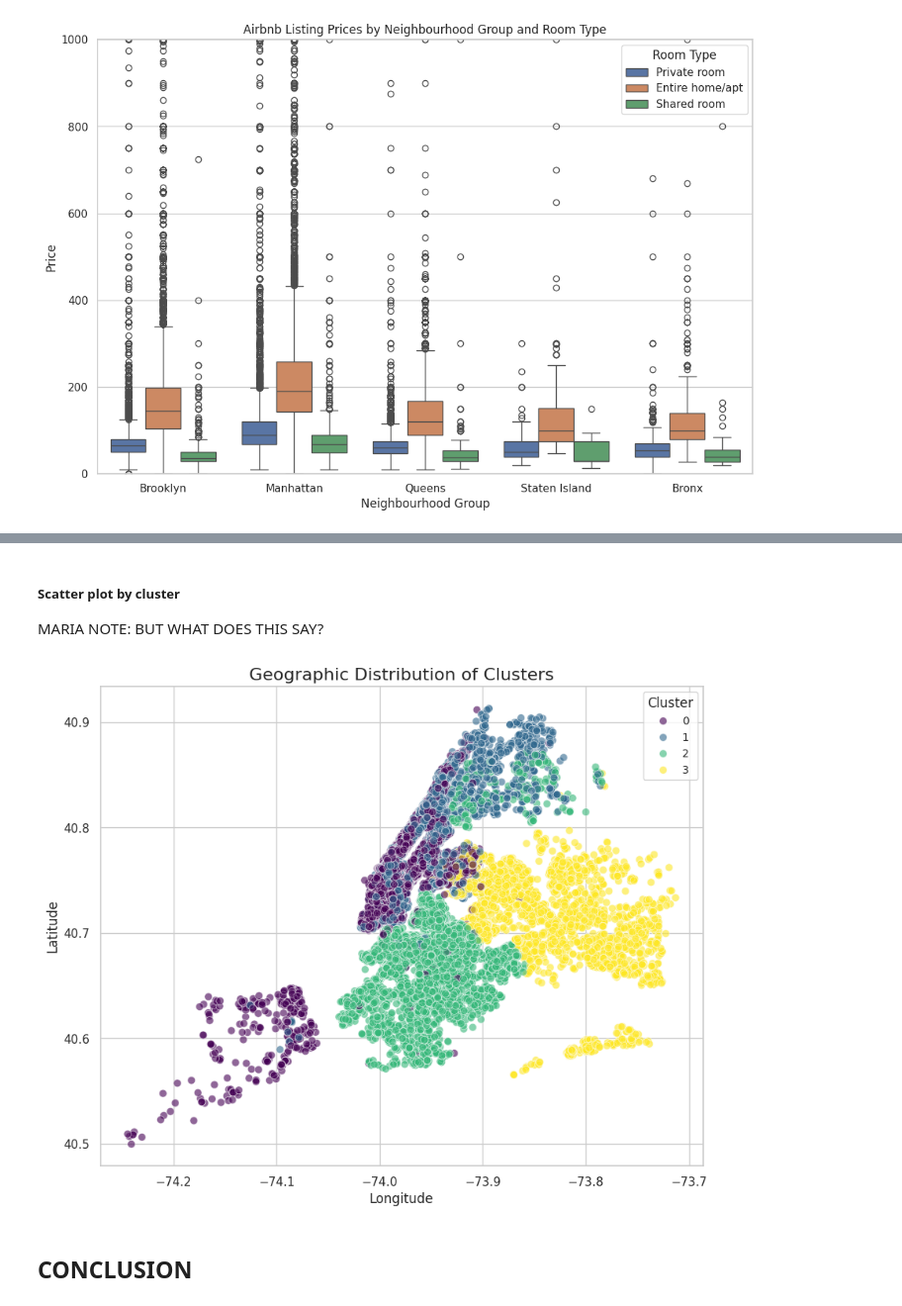
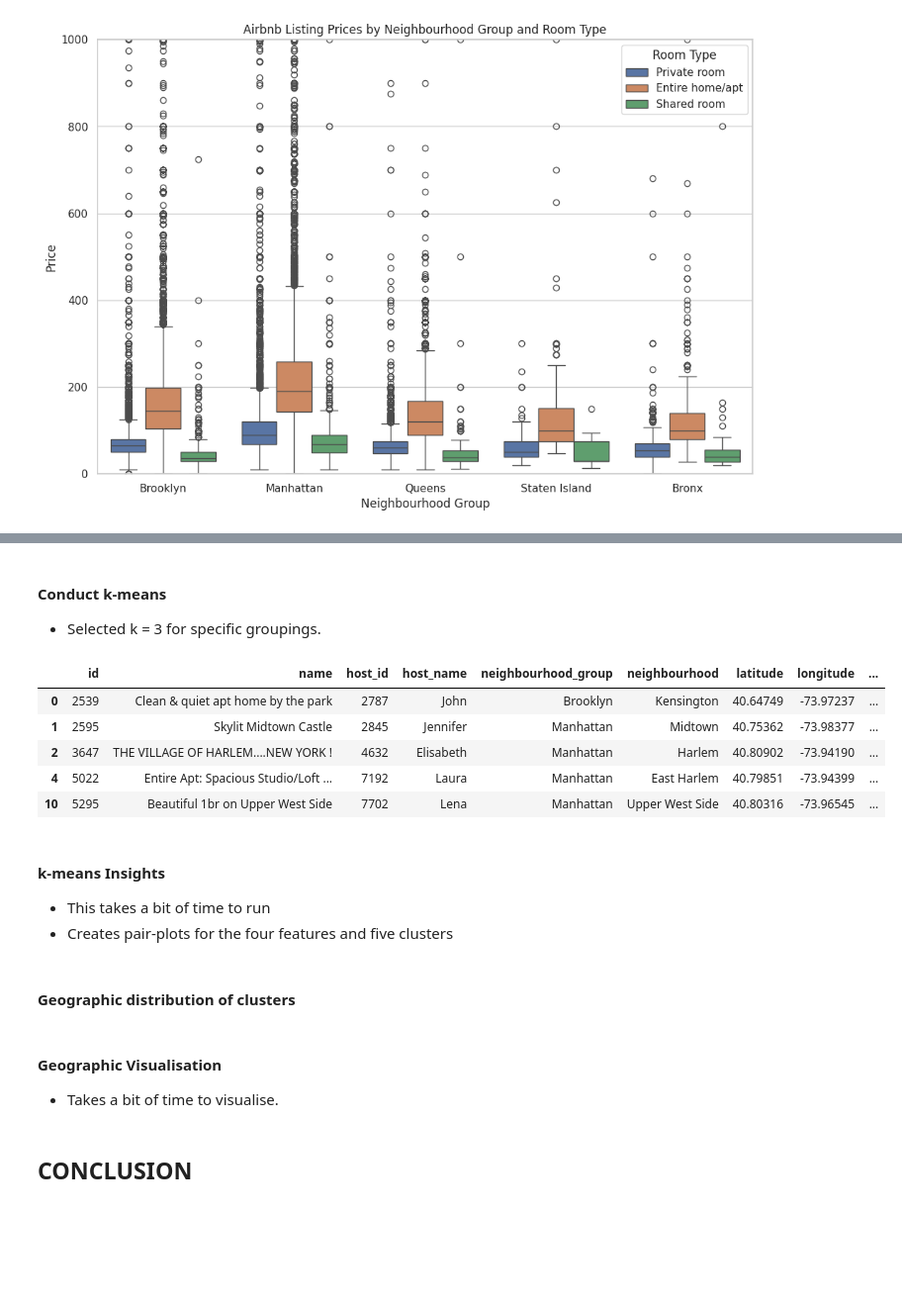
Before and after one commit to mariaingold/AirbnbNYC, a Jupyter notebook: AirbnbNYC.ipynb, the cells around one changed output, grey strips where cells are left out. Shown at 99% size. Cells and saved outputs as stored; diff of their text form; code cells hidden in the pictures; blank space fills up the shorter version.

```diff
--- a/AirbnbNYC.ipynb
+++ b/AirbnbNYC.ipynb
@@ -1048,25 +1119,38 @@ nyc_airbnb_df.groupby('kmeans_cluster')[numeric_features].mean()
-# %% [markdown]
-##### Scatter plot by cluster
-
-MARIA NOTE: BUT WHAT DOES THIS SAY?
-# %%
-# Scatter plot of latitude vs. longitude colored by cluster
-plt.figure(figsize=(10, 8))
-sns.scatterplot(
-    x=nyc_airbnb_df['longitude'],
-    y=nyc_airbnb_df['latitude'],
-    hue=nyc_airbnb_df['kmeans_cluster'],
-    palette='viridis',
-    s=50,
-    alpha=0.6
-)
-plt.title('Geographic Distribution of Clusters', fontsize=16)
-plt.xlabel('Longitude', fontsize=12)
-plt.ylabel('Latitude', fontsize=12)
-plt.legend(title='Cluster', fontsize=10)
-plt.show()
-# %% [output]
-[figure, removed]
+# %% [markdown]
+#### Conduct k-means
+
+- Selected k = 3 for specific groupings.
+# %%
+# Choose k from Elbow graph where it bends.
+k = 3
+
+# Perform KMeans clustering
+kmeans_no_outliers = KMeans(n_clusters=k, random_state=42)
+clusters_no_outliers = kmeans_no_outliers.fit_predict(scaled_data_no_outliers)
+
+# Add cluster labels to the cleaned dataset
+data_no_outliers['Cluster'] = clusters_no_outliers
+
+# Display the dataset with the assigned clusters
+data_no_outliers.head()
+# %% [output]
+|  | id | name | host_id | host_name | neighbourhood_group | neighbourhood | latitude | longitude | ... |
+| 0 | 2539 | Clean & quiet apt home by the park | 2787 | John | Brooklyn | Kensington | 40.64749 | -73.97237 | ... |
+| 1 | 2595 | Skylit Midtown Castle | 2845 | Jennifer | Manhattan | Midtown | 40.75362 | -73.98377 | ... |
+| 2 | 3647 | THE VILLAGE OF HARLEM....NEW YORK ! | 4632 | Elisabeth | Manhattan | Harlem | 40.80902 | -73.94190 | ... |
+| 4 | 5022 | Entire Apt: Spacious Studio/Loft ... | 7192 | Laura | Manhattan | East Harlem | 40.79851 | -73.94399 | ... |
+| 10 | 5295 | Beautiful 1br on Upper West Side | 7702 | Lena | Manhattan | Upper West Side | 40.80316 | -73.96545 | ... |
+# %% [markdown]
+#### k-means Insights
+
+- This takes a bit of time to run
+- Creates pair-plots for the four features and five clusters
+# %% [markdown]
+#### Geographic distribution of clusters
+# %% [markdown]
+#### Geographic Visualisation
+
+- Takes a bit of time to visualise.
 # %% [markdown]
 ## CONCLUSION
 # %% [markdown]
```
Also changed, not shown: parts of 22 cells of this notebook.
